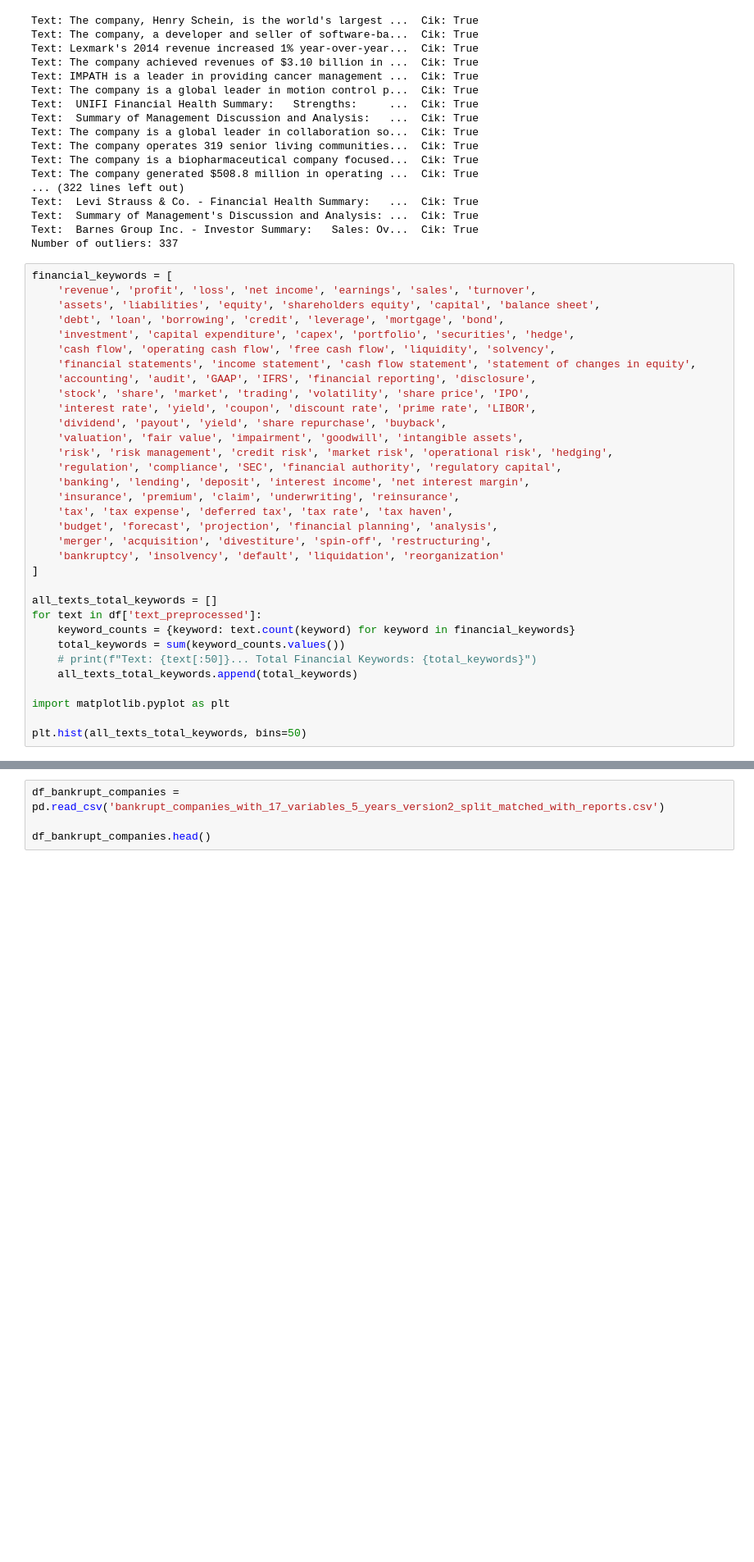
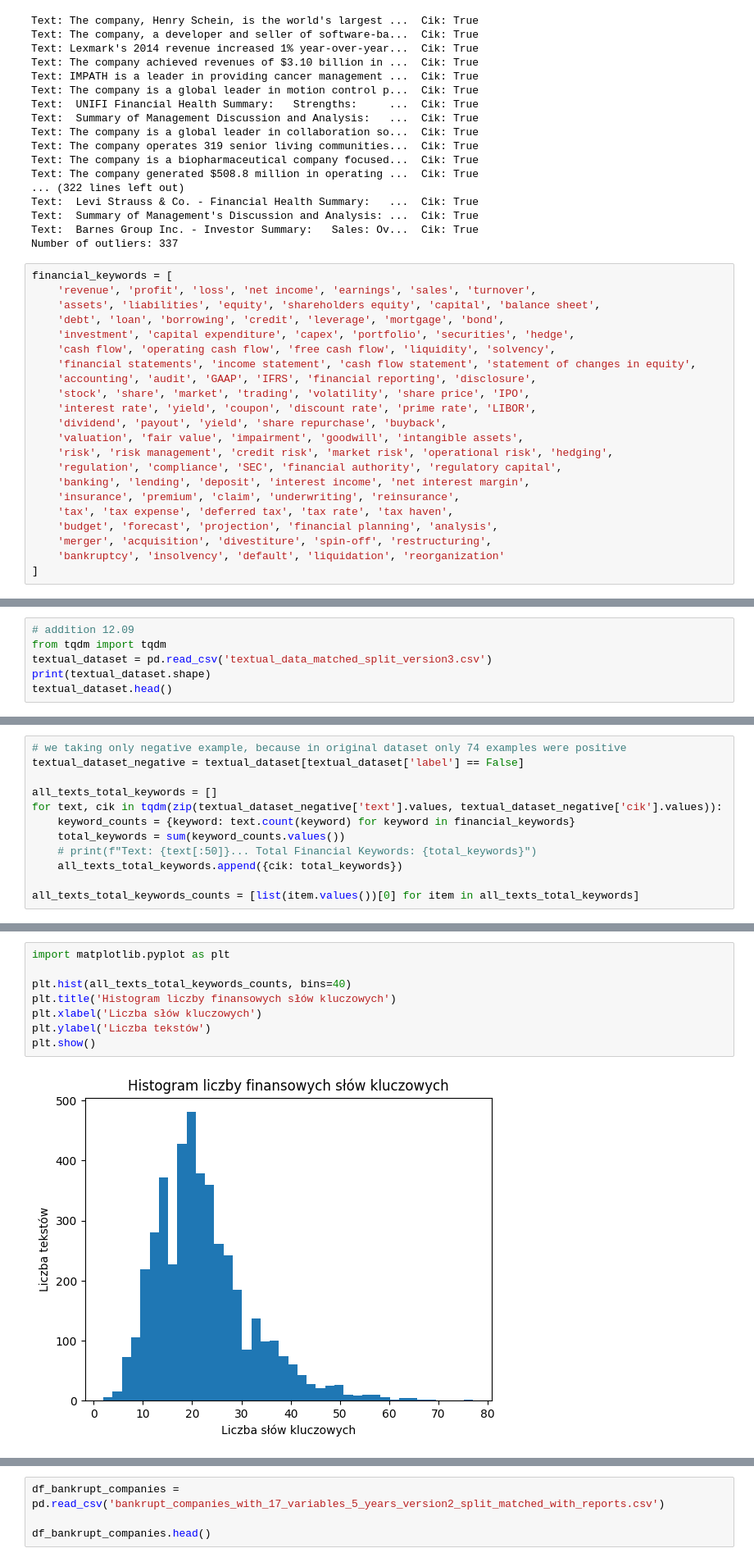
Before and after one commit to grepoz/bankruptcy-prophet, a Jupyter notebook: dataset/edgar-summary-generator.ipynb, the cells around one changed output, grey strips where cells are left out. Shown at 82% size. Cells and saved outputs as stored; diff of their text form; blank space fills up the shorter version.

```diff
--- a/dataset/edgar-summary-generator.ipynb
+++ b/dataset/edgar-summary-generator.ipynb
@@ -850,14 +761,3 @@ financial_keywords = [
     'merger', 'acquisition', 'divestiture', 'spin-off', 'restructuring',
     'bankruptcy', 'insolvency', 'default', 'liquidation', 'reorganization'
 ]
-
-all_texts_total_keywords = []
-for text in df['text_preprocessed']:
-    keyword_counts = {keyword: text.count(keyword) for keyword in financial_keywords}
-    total_keywords = sum(keyword_counts.values())
-    # print(f"Text: {text[:50]}... Total Financial Keywords: {total_keywords}")
-    all_texts_total_keywords.append(total_keywords)
-
-import matplotlib.pyplot as plt
-
-plt.hist(all_texts_total_keywords, bins=50)
@@ -877,0 +764,6 @@ plt.hist(all_texts_total_keywords, bins=50)
+# %%
+# addition 12.09
+from tqdm import tqdm
+textual_dataset = pd.read_csv('textual_data_matched_split_version3.csv')
+print(textual_dataset.shape)
+textual_dataset.head()
@@ -877,0 +778,12 @@ plt.hist(all_texts_total_keywords, bins=50)
+# %%
+# we taking only negative example, because in original dataset only 74 examples were positive
+textual_dataset_negative = textual_dataset[textual_dataset['label'] == False]
+
+all_texts_total_keywords = []
+for text, cik in tqdm(zip(textual_dataset_negative['text'].values, textual_dataset_negative['cik'].values)):
+    keyword_counts = {keyword: text.count(keyword) for keyword in financial_keywords}
+    total_keywords = sum(keyword_counts.values())
+    # print(f"Text: {text[:50]}... Total Financial Keywords: {total_keywords}")
+    all_texts_total_keywords.append({cik: total_keywords})
+
+all_texts_total_keywords_counts = [list(item.values())[0] for item in all_texts_total_keywords]
@@ -878,3 +816,13 @@ plt.hist(all_texts_total_keywords, bins=50)
+# %%
+import matplotlib.pyplot as plt
+
+plt.hist(all_texts_total_keywords_counts, bins=40)
+plt.title('Histogram liczby finansowych słów kluczowych')
+plt.xlabel('Liczba słów kluczowych')
+plt.ylabel('Liczba tekstów')
+plt.show()
+# %% [output]
+[figure, added]
 # %%
 from collections import Counter
 
```
Also changed, not shown: parts of 20 cells of this notebook, 5 other files.
